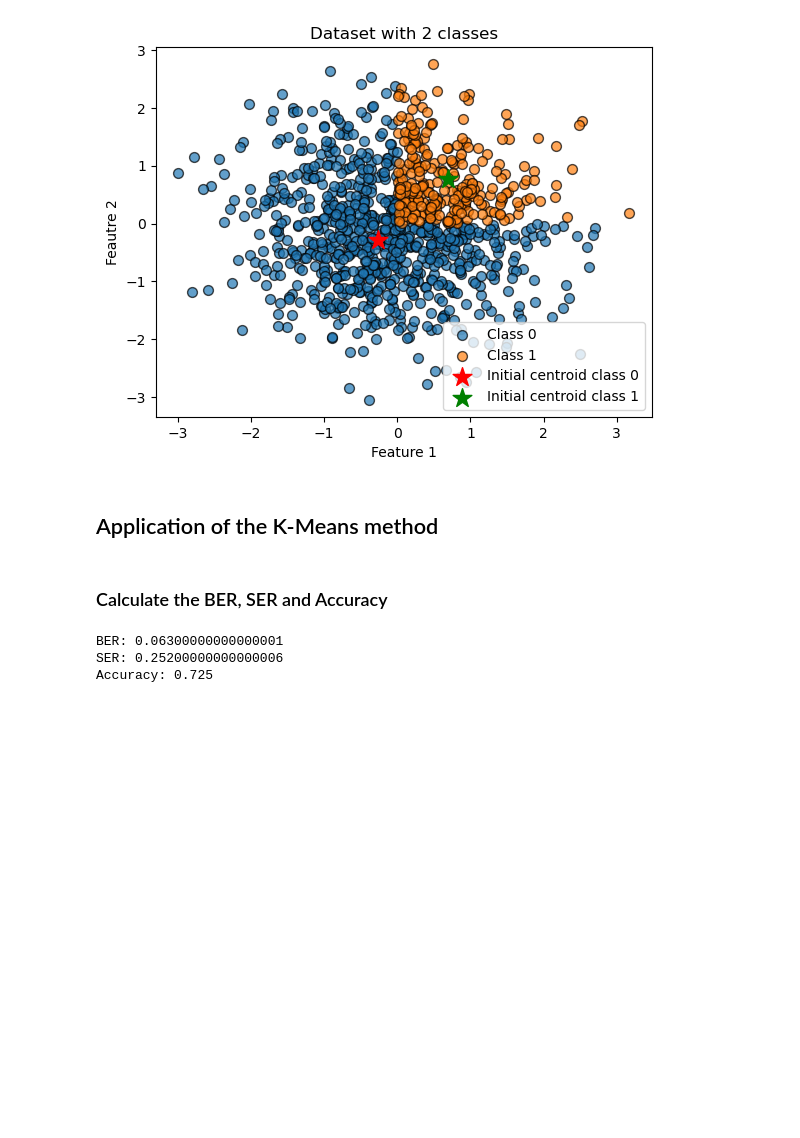
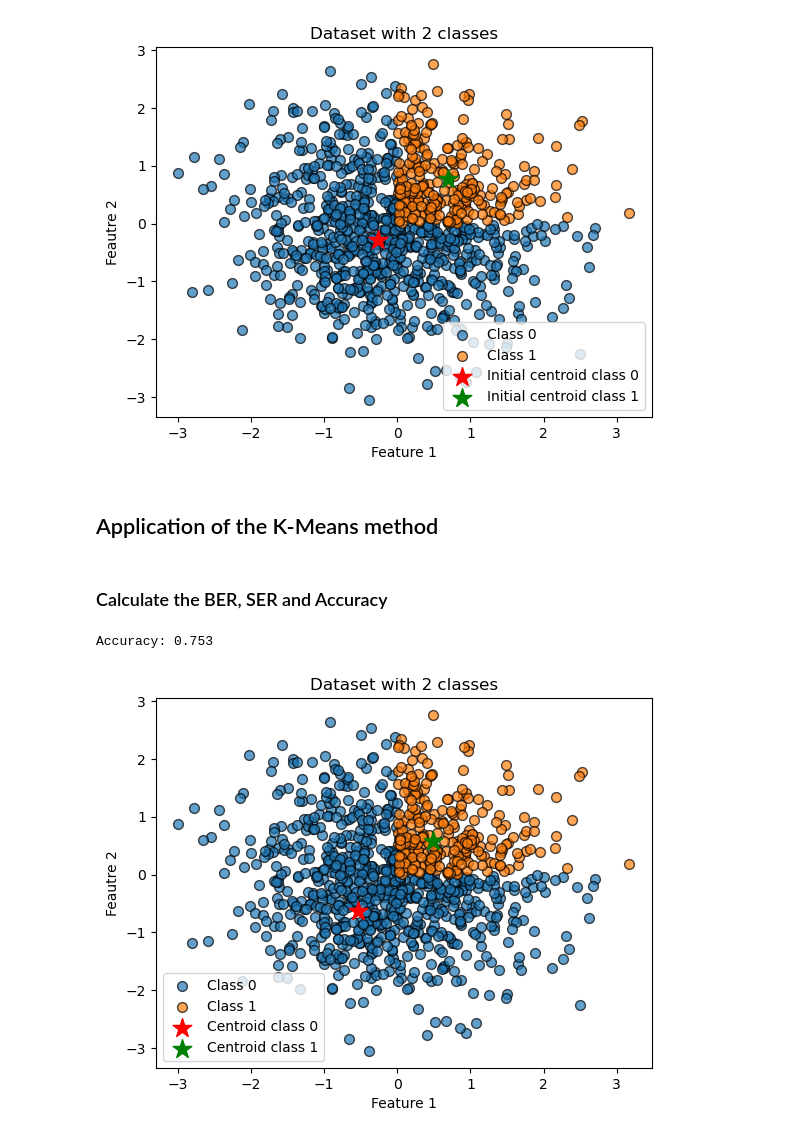
Before and after one commit to KevinMartinez1999/semillero-sofa, a Jupyter notebook: basic_algorithms/K-Means.ipynb, the cells around one changed output. Drawn from its saved outputs; the diff is of its cells as text; code cells hidden in the pictures; blank space fills up the shorter version.

```diff
--- a/basic_algorithms/K-Means.ipynb
+++ b/basic_algorithms/K-Means.ipynb
@@ -37,9 +24,12 @@ cent_init_c1 = np.array([np.mean(X[y == 1, 0]), np.mean(X[y == 1, 1])])
 plt.figure()
 plt.title('Dataset with 2 classes')
 for i in np.unique(y):
-    plt.scatter(X[y == i, 0], X[y == i, 1], s=50, label='Class %d' % i, alpha=0.7, edgecolors='k')
-plt.scatter(cent_init_c0[0], cent_init_c0[1], s=200, marker='*', c='r', label='Initial centroid class 0')
-plt.scatter(cent_init_c1[0], cent_init_c1[1], s=200, marker='*', c='g', label='Initial centroid class 1')
+    plt.scatter(X[y == i, 0], X[y == i, 1], s=50,
+                label='Class %d' % i, alpha=0.7, edgecolors='k')
+plt.scatter(cent_init_c0[0], cent_init_c0[1], s=200,
+            marker='*', c='r', label='Initial centroid class 0')
+plt.scatter(cent_init_c1[0], cent_init_c1[1], s=200,
+            marker='*', c='g', label='Initial centroid class 1')
 plt.xlabel('Feature 1')
 plt.ylabel('Feautre 2')
 plt.legend()
@@ -50,28 +40,29 @@ plt.show()
 ## Application of the K-Means method
 # %% [markdown]
 ### Calculate the BER, SER and Accuracy
-# %%
-initial_centroids = np.array([cent_init_c0, cent_init_c1])
-
-model = KMeans(n_clusters=2, init=initial_centroids, random_state=0)
-kf = KFold(n_splits=5, shuffle=True, random_state=0)
-ber = 0
-ser = 0
-
-for train_index, test_index in kf.split(X):
-    X_train, X_test = X[train_index], X[test_index]
-    y_train, y_test = y[train_index], y[test_index]
-
-    model.fit(X_train, y_train)
-    y_pred = model.predict(X_test)
-
-    ber += bit_error_rate(y_pred, y_test)
-    ser += symbol_error_rate(y_pred, y_test)
-
-print('BER:', ber/5)
-print('SER:', ser/5)
-print('Accuracy:', accuracy_score(y_pred, y_test))
-# %% [output]
-BER: 0.06300000000000001
-SER: 0.25200000000000006
-Accuracy: 0.725
+# %%
+initial_centroids = np.array([cent_init_c0, cent_init_c1])
+
+model = KMeans(n_clusters=2, init=initial_centroids, random_state=0).fit(X)
+y_pred = model.predict(X)
+
+print('Accuracy:', accuracy_score(y, y_pred))
+# %% [output]
+Accuracy: 0.753
+# %%
+# Show the data in a scatter plot
+plt.figure()
+plt.title('Dataset with 2 classes')
+for i in np.unique(y):
+    plt.scatter(X[y == i, 0], X[y == i, 1], s=50,
+                label='Class %d' % i, alpha=0.7, edgecolors='k')
+plt.scatter(model.cluster_centers_[0, 0], model.cluster_centers_[0, 1],
+            s=200, marker='*', c='r', label='Centroid class 0')
+plt.scatter(model.cluster_centers_[1, 0], model.cluster_centers_[1, 1],
+            s=200, marker='*', c='g', label='Centroid class 1')
+plt.xlabel('Feature 1')
+plt.ylabel('Feautre 2')
+plt.legend()
+plt.show()
+# %% [output]
+[figure, added]
```
Also changed, not shown: parts of 1 cell of this notebook, 1 other file.
